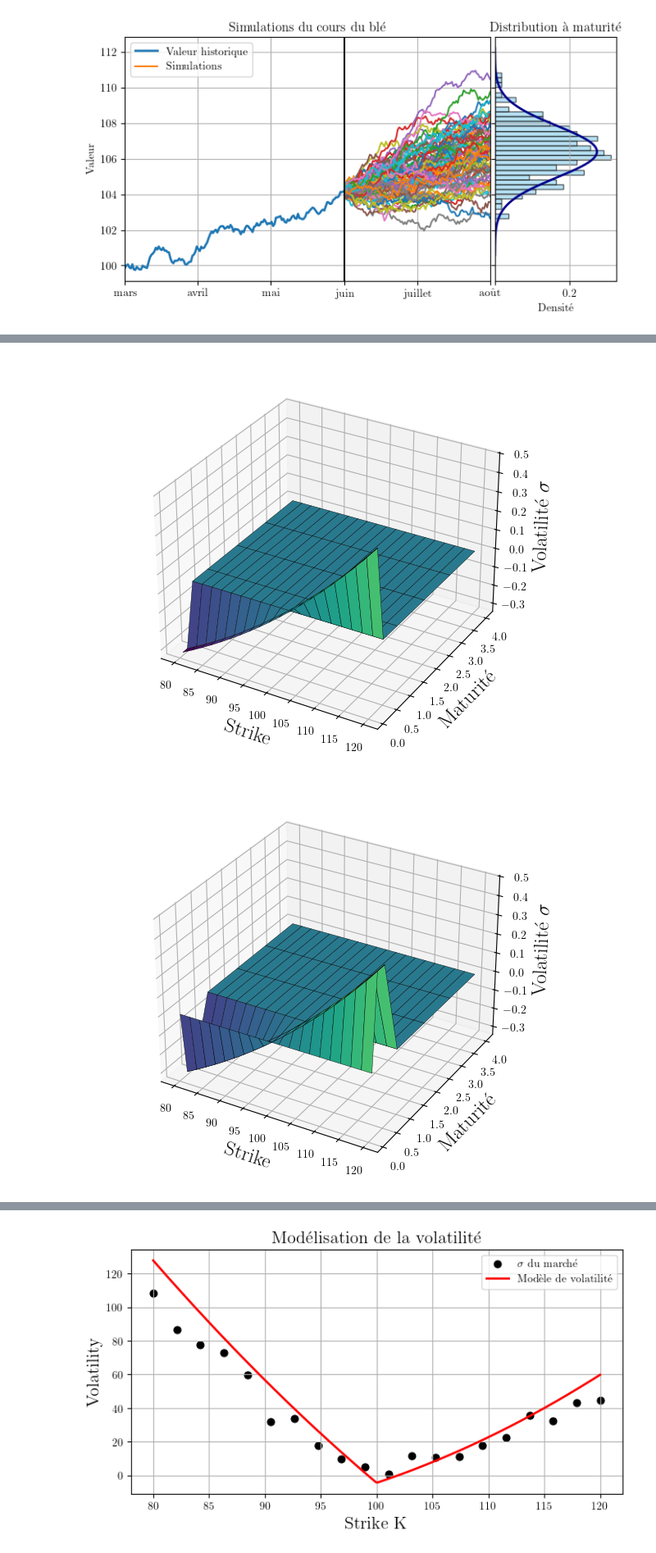
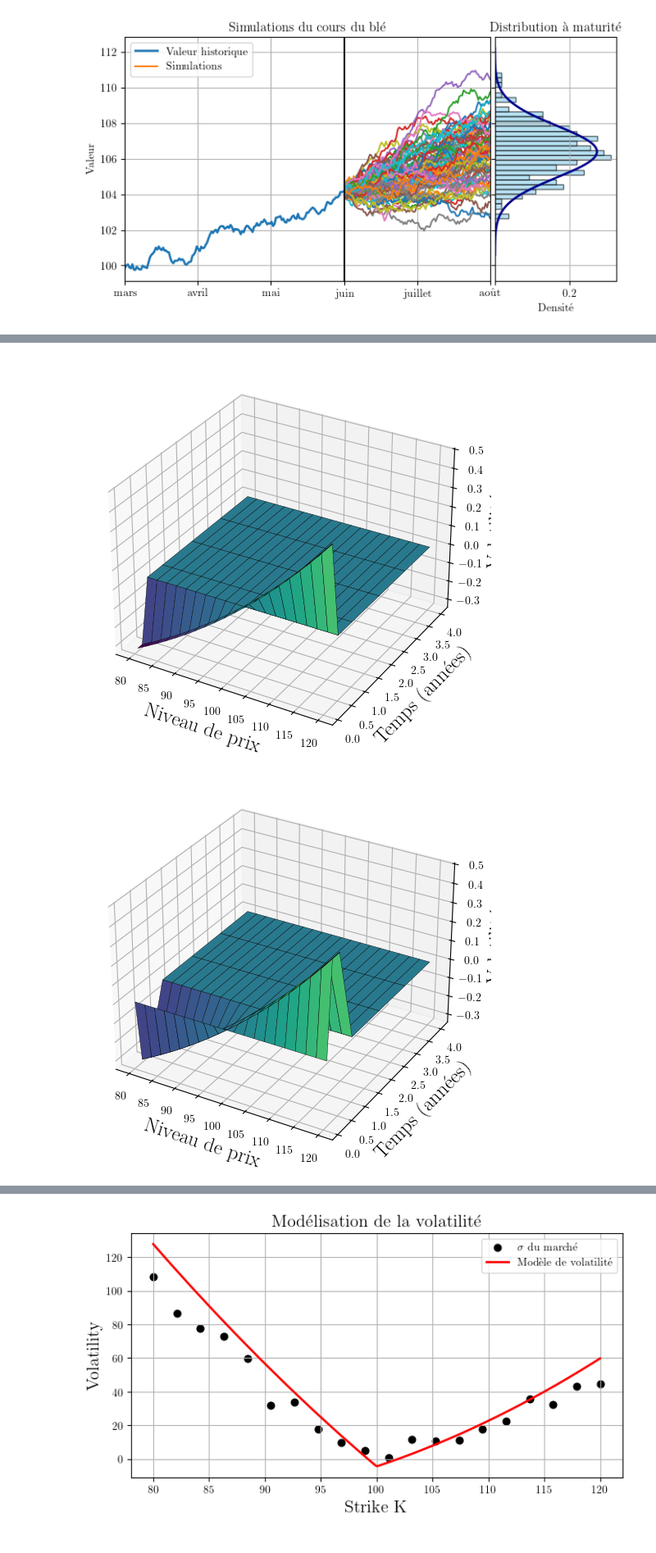
Before and after one commit to matthbatt/Deep-learning-gravitational-lensing, a Jupyter notebook: Untitled.ipynb, the cells around one changed output, grey strips where cells are left out. Shown at 82% size. Drawn from its saved outputs; the diff is of its cells as text; code cells hidden in the pictures.

```diff
--- a/Untitled.ipynb
+++ b/Untitled.ipynb
@@ -509,8 +814,8 @@ ax.zaxis.set_pane_color((1, 1, 1, 0))
 
 
 
-ax.set_xlabel("Strike K", fontsize = 16)
-ax.set_ylabel("Maturité T (années)", fontsize = 16)
+ax.set_xlabel("Niveau de prix", fontsize = 16)
+ax.set_ylabel("Temps (Années)", fontsize = 16)
 ax.set_zlabel("Volatilité $\sigma$", fontsize = 16)
 plt.tight_layout()
 plt.savefig("/net/CLUSTER/VAULT/users/mbatt/gravitational_lensing/plots/vol_nappe.png", dpi=300, transparent=True)
@@ -604,8 +909,8 @@ for i, surf in enumerate(skew_surfaces):
     ax.plot_surface(Sg, Tg, surf, cmap="viridis",
                     edgecolor="black", linewidth=0.3)
 
-    ax.set_xlabel("Strike", fontsize = 18)
-    ax.set_ylabel("Maturité",fontsize = 18)
+    ax.set_xlabel("Niveau de prix", fontsize = 18)
+    ax.set_ylabel("Temps (années)",fontsize = 18)
     ax.set_zlabel("Volatilité $\sigma$",fontsize = 18)
     # ax.set_title(f"Scenario {i+1}")
     plt.tight_layout()
@@ -618,34 +923,34 @@ for i, surf in enumerate(skew_surfaces):
 for i, surf in enumerate(parallel_surfaces):
 
     fig = plt.figure(figsize=(6,5))   # nouvelle figure à chaque boucle
     ax = fig.add_subplot(111, projection='3d')
 
     ax.plot_surface(Sg, Tg, surf, cmap="viridis",
                     edgecolor="black", linewidth=0.3)
 
-    ax.set_xlabel("Strike", fontsize = 18)
-    ax.set_ylabel("Maturité",fontsize = 18)
+    ax.set_xlabel("Niveau de prix", fontsize = 18)
+    ax.set_ylabel("Temps (années)",fontsize = 18)
     ax.set_zlabel("Volatilité $\sigma$",fontsize = 18)
     # ax.set_title(f"Scenario {i+1}")
     plt.tight_layout()
     plt.savefig(f"/net/CLUSTER/VAULT/users/mbatt/gravitational_lensing/plots/skew_{i+1}.png", dpi=300, transparent=True)
     plt.show()
 
 # ---------------------------------------------------------
 # 5. PLOT SKEW SCENARIOS
 # ---------------------------------------------------------
 # fig = plt.figure(figsize=(14,10))
 # fig, axis = plt.subplots(1,5, figsize=(14,10))
 # for i, surf in enumerate(skew_surfaces):
 #     ax = axis[i]
 #     ax = fig.add_subplot(2, 3, i+1, projection='3d')
 #     ax.plot_surface(Sg, Tg, surf, cmap="plasma", edgecolor="black", linewidth=0.3)
 #     ax.set_title(f"Skew bump {ranges[i][0]} → {ranges[i][1]}")
 #     ax.set_xlabel("Strike")
 #     ax.set_ylabel("Maturity")
 #     ax.set_zlabel("IV")
 # plt.tight_layout()
 # plt.show()
 # %% [output]
-[figure, old version]
+[figure, new version]
-[figure, old version]
+[figure, new version]
```
Also changed, not shown: parts of 12 cells of this notebook, 30 other files.
